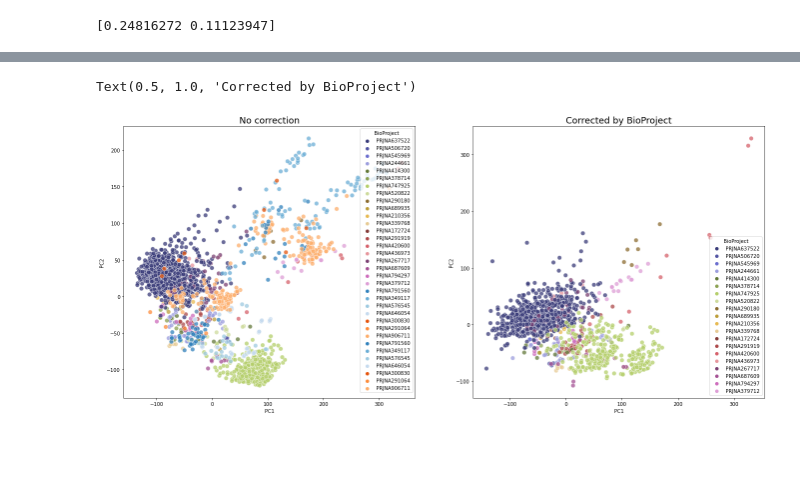
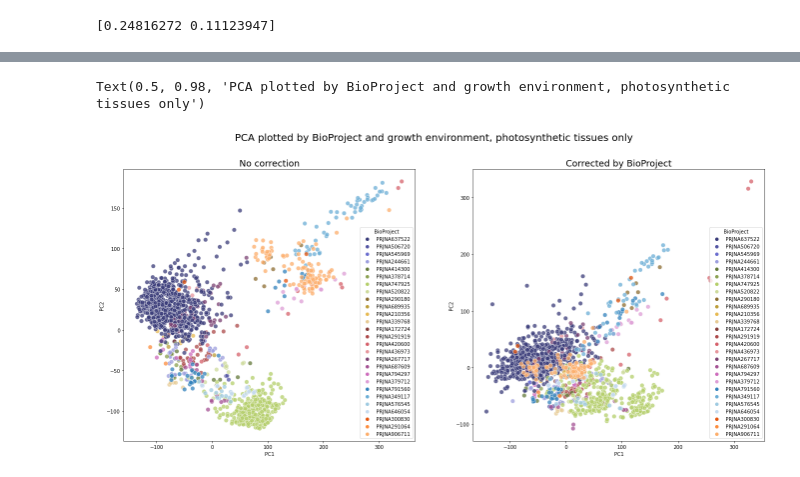
Before and after one commit to achpardo/core-stress-transcriptome, a Jupyter notebook: notebooks/exploratory_analyses/photosynthetic_tissues_combat_pca.ipynb, the cells around one changed output, grey strips where cells are left out. Cells and saved outputs as stored; diff of their text form; code cells hidden in the pictures; blank space fills up the shorter version.

```diff
--- a/notebooks/exploratory_analyses/photosynthetic_tissues_combat_pca.ipynb
+++ b/notebooks/exploratory_analyses/photosynthetic_tissues_combat_pca.ipynb
@@ -219,15 +230,16 @@ bpcor_plotdf2 = bpcor_plotdf[~bpcor_plotdf["BioProject"].isin(half_bioprojects)]
 # %%
 fig,ax=plt.subplots(nrows=1,ncols=2,figsize=(23,10))
 
 a = sns.scatterplot(ax=ax[0],x=nocor_plotdf1["PC1"],y=nocor_plotdf1["PC2"],hue=nocor_plotdf1["BioProject"],palette="tab20b",s=75,alpha=0.75)
 a = sns.scatterplot(ax=ax[0],x=nocor_plotdf2["PC1"],y=nocor_plotdf2["PC2"],hue=nocor_plotdf2["BioProject"],palette="tab20c",s=75,alpha=0.75)
 a.set_title("No correction",fontsize=18)
 b = sns.scatterplot(ax=ax[1],x=bpcor_plotdf1["PC1"],y=bpcor_plotdf1["PC2"],hue=bpcor_plotdf1["BioProject"],palette="tab20b",s=75,alpha=0.75)
-a = sns.scatterplot(ax=ax[0],x=bpcor_plotdf2["PC1"],y=bpcor_plotdf2["PC2"],hue=bpcor_plotdf2["BioProject"],palette="tab20c",s=75,alpha=0.75)
+b = sns.scatterplot(ax=ax[1],x=bpcor_plotdf2["PC1"],y=bpcor_plotdf2["PC2"],hue=bpcor_plotdf2["BioProject"],palette="tab20c",s=75,alpha=0.75)
 b.set_title("Corrected by BioProject",fontsize=18)
+plt.suptitle("PCA plotted by BioProject and growth environment, photosynthetic tissues only",fontsize=20)
 # %% [output]
-Text(0.5, 1.0, 'Corrected by BioProject')
+Text(0.5, 0.98, 'PCA plotted by BioProject and growth environment, photosynthetic tissues only')
-[figure, old version]
+[figure, new version]
 # %%
 fig,ax=plt.subplots(nrows=1,ncols=2,figsize=(23,10))
 
```
Also changed, not shown: parts of 7 cells of this notebook, 9 other files.
